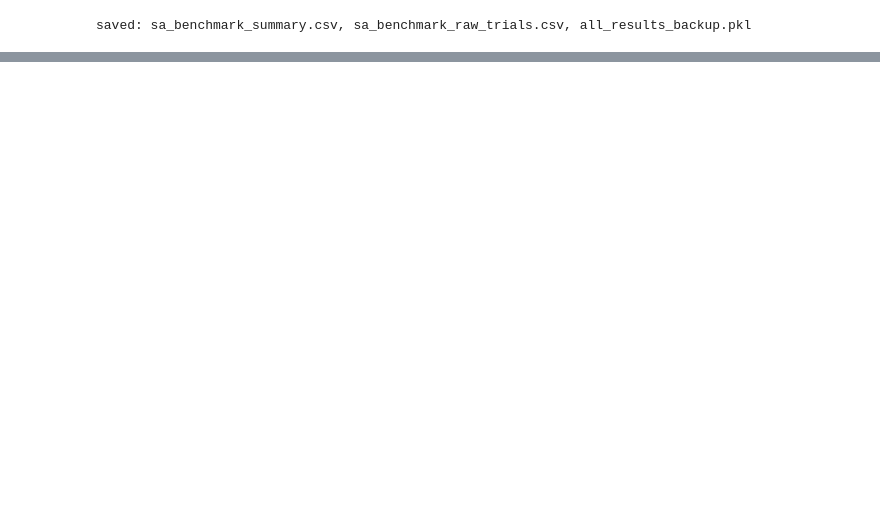
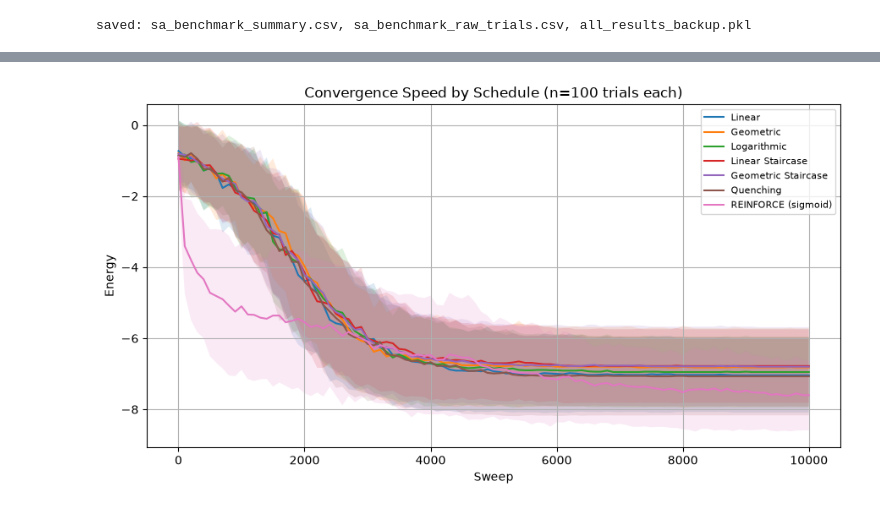
Before and after one commit to averyyu09/Protein-Folding, a Jupyter notebook: SA BENCHMARKS/simulatedannealing.ipynb, the cells around one changed output, grey strips where cells are left out. Drawn from its saved outputs; the diff is of its cells as text; code cells hidden in the pictures; blank space fills up the shorter version.

```diff
--- a/SA BENCHMARKS/simulatedannealing.ipynb
+++ b/SA BENCHMARKS/simulatedannealing.ipynb
@@ -212,0 +332,73 @@ saved: sa_benchmark_summary.csv, sa_benchmark_raw_trials.csv, all_results_backup
+# %%
+def run_sa_trial_with_trace(Gamma, A, N, beta, propose_move, laydowncoordinates,
+                             valid_fold, energy, H, log_every=100):
+    while True:
+        d = np.random.randint(0, 4, size=N - 1)
+        coordinates = laydowncoordinates(d)
+        if valid_fold(coordinates):
+            break
+
+    E = energy(coordinates, Gamma, A, H)
+    best_E = E
+    trace = [E]
+
+    for i in range(len(beta)):
+        while True:
+            d_new = propose_move(d)
+            coords_new = laydowncoordinates(d_new)
+            if valid_fold(coords_new):
+                break
+        E_new = energy(coords_new, Gamma, A, H)
+        deltaE = E_new - E
+
+        p_accept = 1.0 / (1.0 + np.exp(deltaE * beta[i]))
+        if np.random.rand() < p_accept:
+            d, coordinates, E = d_new, coords_new, E_new
+            if E < best_E:
+                best_E = E
+
+        if (i + 1) % log_every == 0:
+            trace.append(E)
+
+    return best_E, E, np.array(trace)
+
+# run a small batch per schedule (classical + tuned + your beta_of_t sigmoid, reconstructed
+# from params saved in reinforce_sigmoid_schedule_cpu.pkl — no need to touch the other server)
+def beta_of_t(t, beta_min, beta_max, k, t0):
+    sigma_t = 1.0 / (1.0 + np.exp(-k * (t - t0)))
+    return beta_min + (beta_max - beta_min) * sigma_t
+
+t_arr = np.arange(num_sweeps)
+reinforce_beta = beta_of_t(t_arr, *rf["best_params"])   # rf = your loaded pkl from before
+
+n_conv_trials = 100
+log_every = 100
+
+traces = {}
+
+for name, beta in {**{n: np.linspace(0.1, 10, num_sweeps) for n in classical_names},
+                    "REINFORCE (sigmoid)": reinforce_beta}.items():
+    runs = [run_sa_trial_with_trace(Gamma, A, N, beta, propose_move,
+                                     laydowncoordinates, valid_fold, energy, H,
+                                     log_every=log_every)[2]
+            for _ in range(n_conv_trials)]
+    traces[name] = np.array(runs)   # shape (n_conv_trials, n_checkpoints)
+
+# plot mean energy vs sweep, with bootstrap-style band (just std here for speed)
+sweep_axis = np.arange(0, num_sweeps + 1, log_every)
+plt.figure(figsize=(9, 5))
+for name, arr in traces.items():
+    mean_trace = arr.mean(axis=0)
+    std_trace = arr.std(axis=0)
+    plt.plot(sweep_axis, mean_trace, label=name)
+    plt.fill_between(sweep_axis, mean_trace - std_trace, mean_trace + std_trace, alpha=0.15)
+plt.xlabel("Sweep")
+plt.ylabel("Energy")
+plt.title(f"Convergence Speed by Schedule (n={n_conv_trials} trials each)")
+plt.legend(fontsize=8)
+plt.grid(True)
+plt.tight_layout()
+plt.savefig("convergence_speed.png", dpi=150)
+plt.show()
+# %% [output]
+[figure, added]
```
Also changed, not shown: parts of 10 cells of this notebook, 41 other files.
